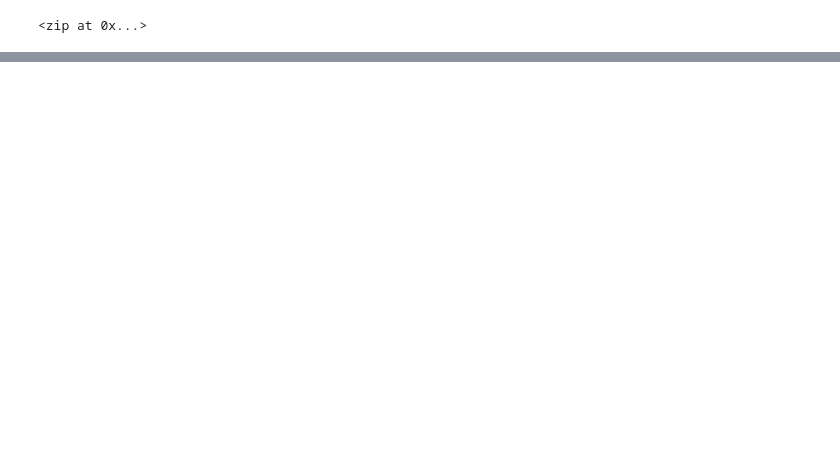
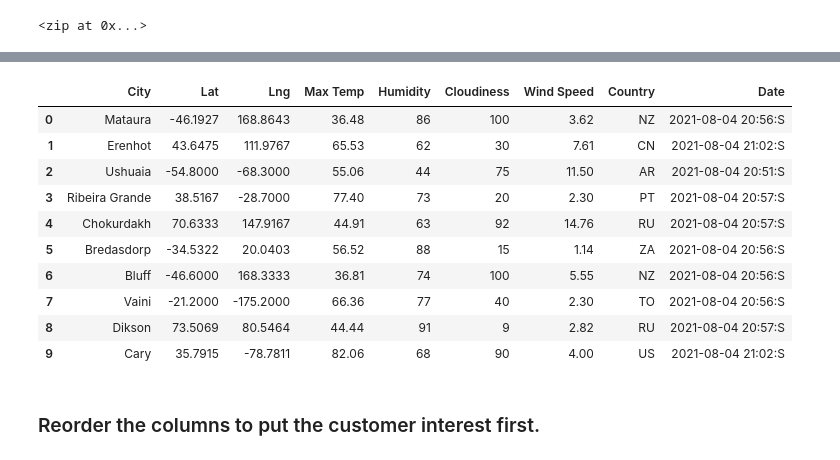
Before and after one commit to fmohiudd/World_Weather_Analysis, a Jupyter notebook: WeatherPy.ipynb, the cells around one changed output, grey strips where cells are left out. Drawn from its saved outputs; the diff is of its cells as text; code cells hidden in the pictures; blank space fills up the shorter version.

Commit message:
added weather DataFrame

```diff
--- a/WeatherPy.ipynb
+++ b/WeatherPy.ipynb
@@ -36,0 +47,3 @@ len(cities)
+# %%
+# Starting URL from the WeatherMap API Call.
+url = "http://api.openweathermap.org/data/2.5/weather?units=Imperial&APPID=" + weather_api_key
@@ -36,0 +55,10 @@ len(cities)
+# %%
+# Creat an empty list to hold the weather data.
+city_data = []
+# Print the beginning of the logging.
+print("Beginning Data Retrieval     ")
+print("-----------------------------")
+
+# Create counters.
+record_count = 1
+set_count = 1
@@ -36,0 +152,18 @@ len(cities)
+# %%
+# Convert the array of dictionaries to a Pandas DataFrame.
+city_data_df = pd.DataFrame(city_data)
+city_data_df.head(10)
+# %% [output]
+|  | City | Lat | Lng | Max Temp | Humidity | Cloudiness | Wind Speed | Country | Date |
+| 0 | Mataura | -46.1927 | 168.8643 | 36.48 | 86 | 100 | 3.62 | NZ | 2021-08-04 20:56:S |
+| 1 | Erenhot | 43.6475 | 111.9767 | 65.53 | 62 | 30 | 7.61 | CN | 2021-08-04 21:02:S |
+| 2 | Ushuaia | -54.8000 | -68.3000 | 55.06 | 44 | 75 | 11.50 | AR | 2021-08-04 20:51:S |
+| 3 | Ribeira Grande | 38.5167 | -28.7000 | 77.40 | 73 | 20 | 2.30 | PT | 2021-08-04 20:57:S |
+| 4 | Chokurdakh | 70.6333 | 147.9167 | 44.91 | 63 | 92 | 14.76 | RU | 2021-08-04 20:57:S |
+| 5 | Bredasdorp | -34.5322 | 20.0403 | 56.52 | 88 | 15 | 1.14 | ZA | 2021-08-04 20:56:S |
+| 6 | Bluff | -46.6000 | 168.3333 | 36.81 | 74 | 100 | 5.55 | NZ | 2021-08-04 20:56:S |
+| 7 | Vaini | -21.2000 | -175.2000 | 66.36 | 77 | 40 | 2.30 | TO | 2021-08-04 20:56:S |
+| 8 | Dikson | 73.5069 | 80.5464 | 44.44 | 91 | 9 | 2.82 | RU | 2021-08-04 20:57:S |
+| 9 | Cary | 35.7915 | -78.7811 | 82.06 | 68 | 90 | 4.00 | US | 2021-08-04 21:02:S |
+# %% [markdown]
+### Reorder the columns to put the customer interest first.
```
Also changed, not shown: parts of 14 cells of this notebook, 3 other files.
